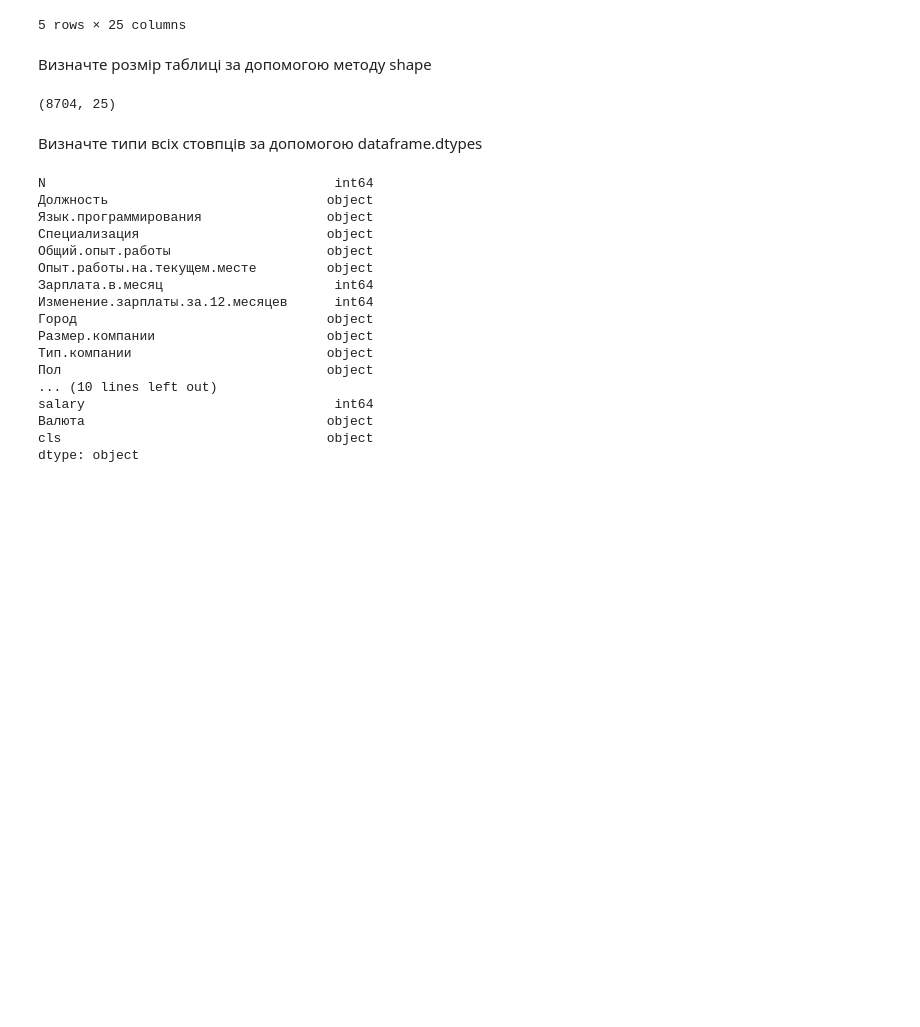
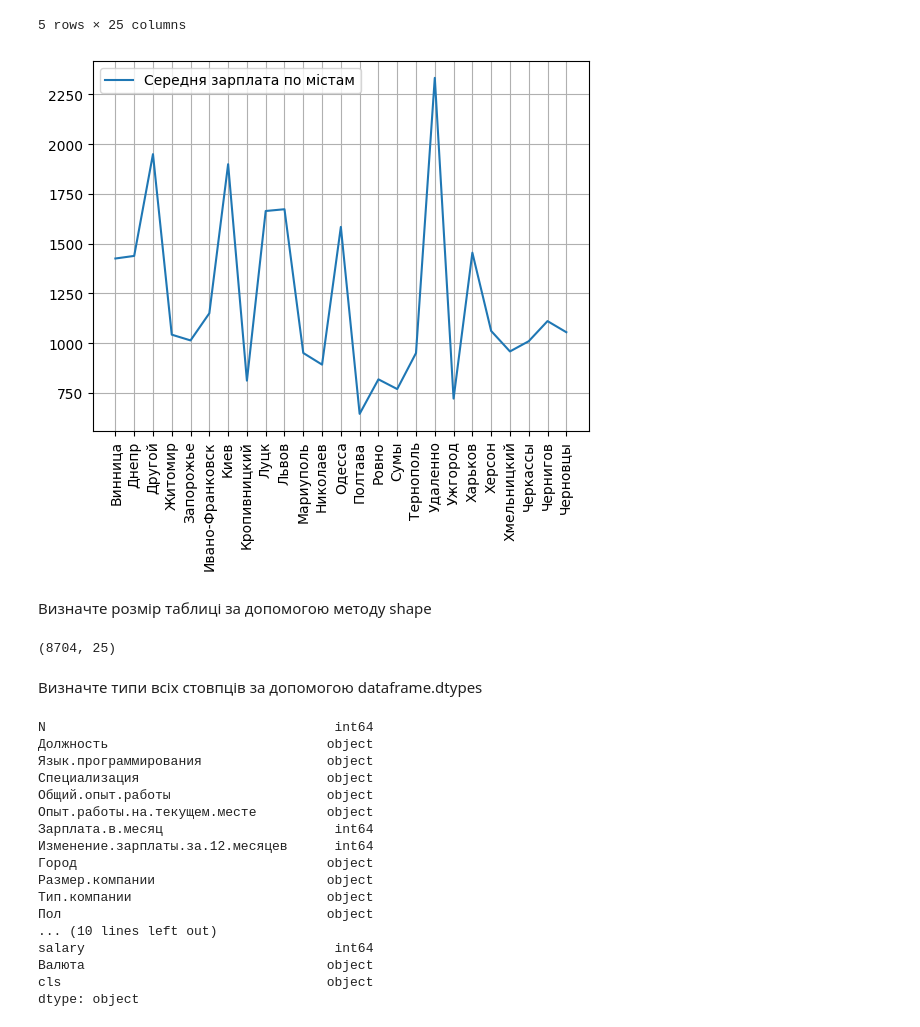
Before and after one commit to alex-kondr/Data_Science_HW_2, a Jupyter notebook: HW_2_2.ipynb, the cells around one changed output. Cells and saved outputs as stored; diff of their text form; code cells hidden in the pictures; blank space fills up the shorter version.

```diff
--- a/HW_2_2.ipynb
+++ b/HW_2_2.ipynb
@@ -34,6 +36,14 @@ df.head()
 | 3 | 4 | Software Engineer | JavaScript | NaN | 5 | 4 | ... |
 | 4 | 5 | Senior Software Engineer | JavaScript | NaN | 10 и более лет | 0.5 | ... |
 5 rows × 25 columns
+# %%
+group_city = df.groupby('Город').agg({'Зарплата.в.месяц': 'mean'})
+plt.plot(group_city.index, group_city['Зарплата.в.месяц'], label='Середня зарплата по містам')
+plt.xticks(rotation=90)
+plt.legend()
+plt.grid()
+# %% [output]
+[figure, added]
 # %% [markdown]
 Визначте розмір таблиці за допомогою методу shape
 # %%
```
Also changed, not shown: parts of 7 cells of this notebook.
